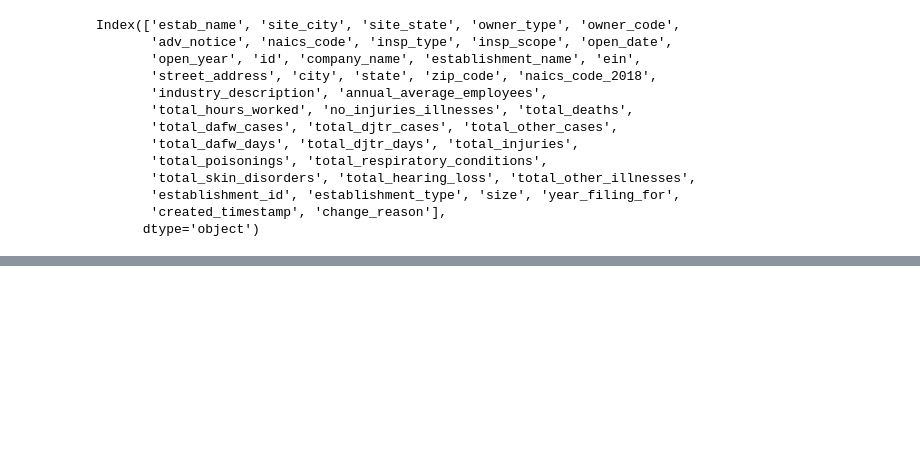
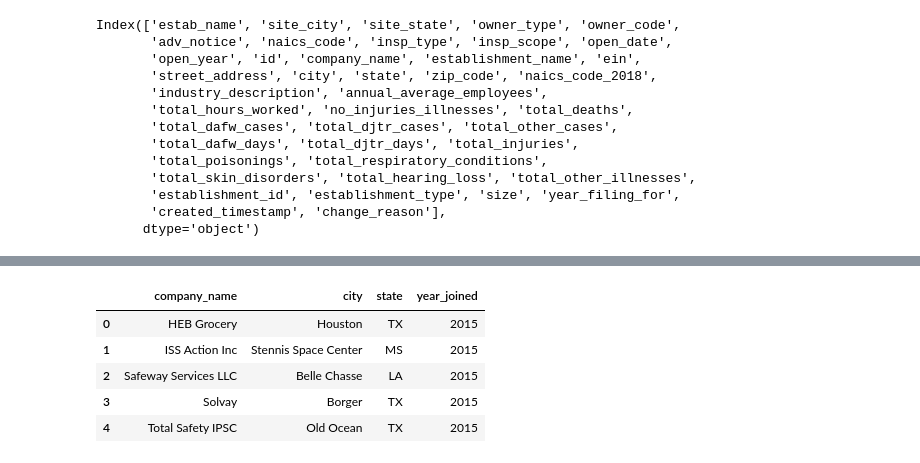
Before and after one commit to EdwinKingori/OSHASummaryReport, a Jupyter notebook: audit_h_2018.ipynb, the cells around one changed output, grey strips where cells are left out. Cells and saved outputs as stored; diff of their text form; code cells hidden in the pictures; blank space fills up the shorter version.

```diff
--- a/audit_h_2018.ipynb
+++ b/audit_h_2018.ipynb
@@ -69,0 +81,10 @@ merging_results.to_csv("missing_2018_data.csv", index=False)
+# %%
+new_vpp_df = pd.read_excel("NEW VPP.xlsx")
+new_vpp_df.head()
+# %% [output]
+|  | company_name | city | state | year_joined |
+| 0 | HEB Grocery | Houston | TX | 2015 |
+| 1 | ISS Action Inc | Stennis Space Center | MS | 2015 |
+| 2 | Safeway Services LLC | Belle Chasse | LA | 2015 |
+| 3 | Solvay | Borger | TX | 2015 |
+| 4 | Total Safety IPSC | Old Ocean | TX | 2015 |
```
Also changed, not shown: parts of 11 cells of this notebook.
